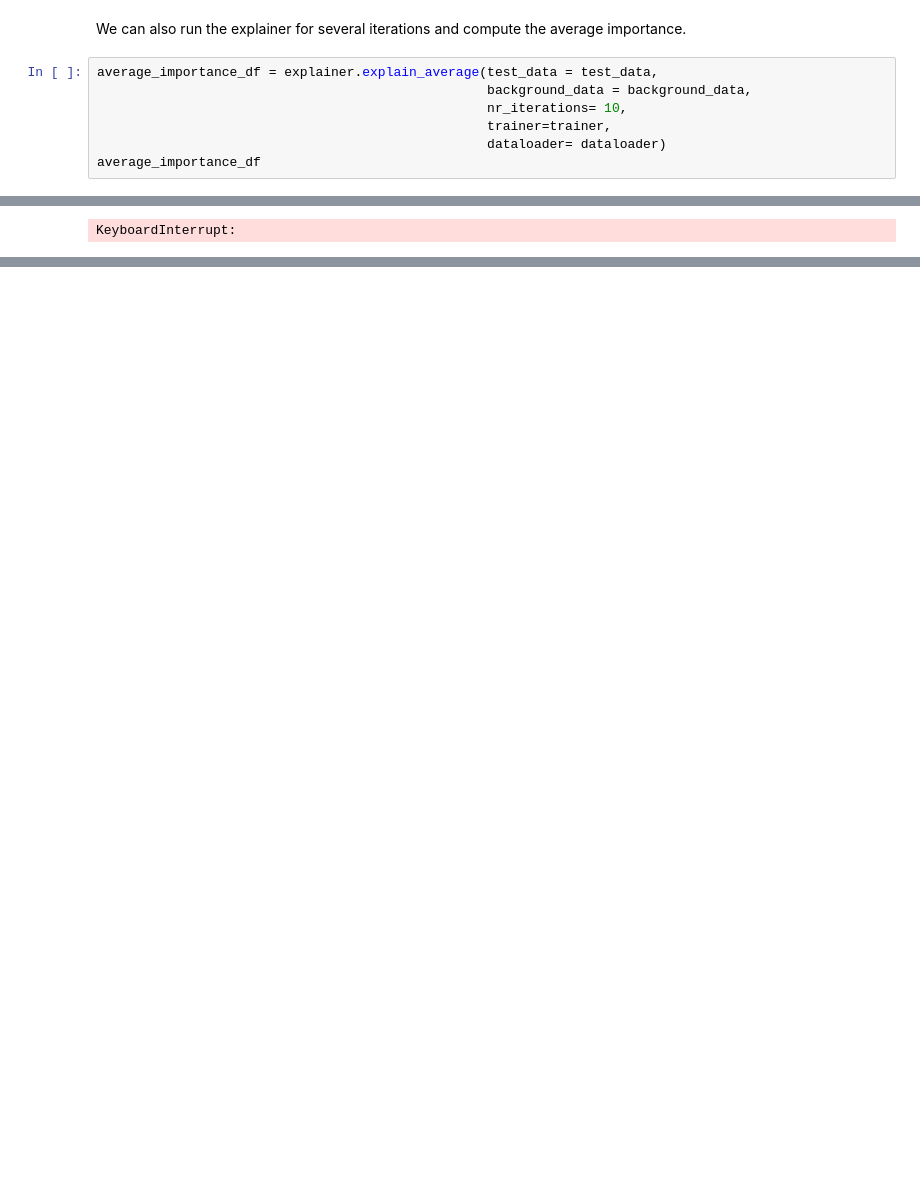
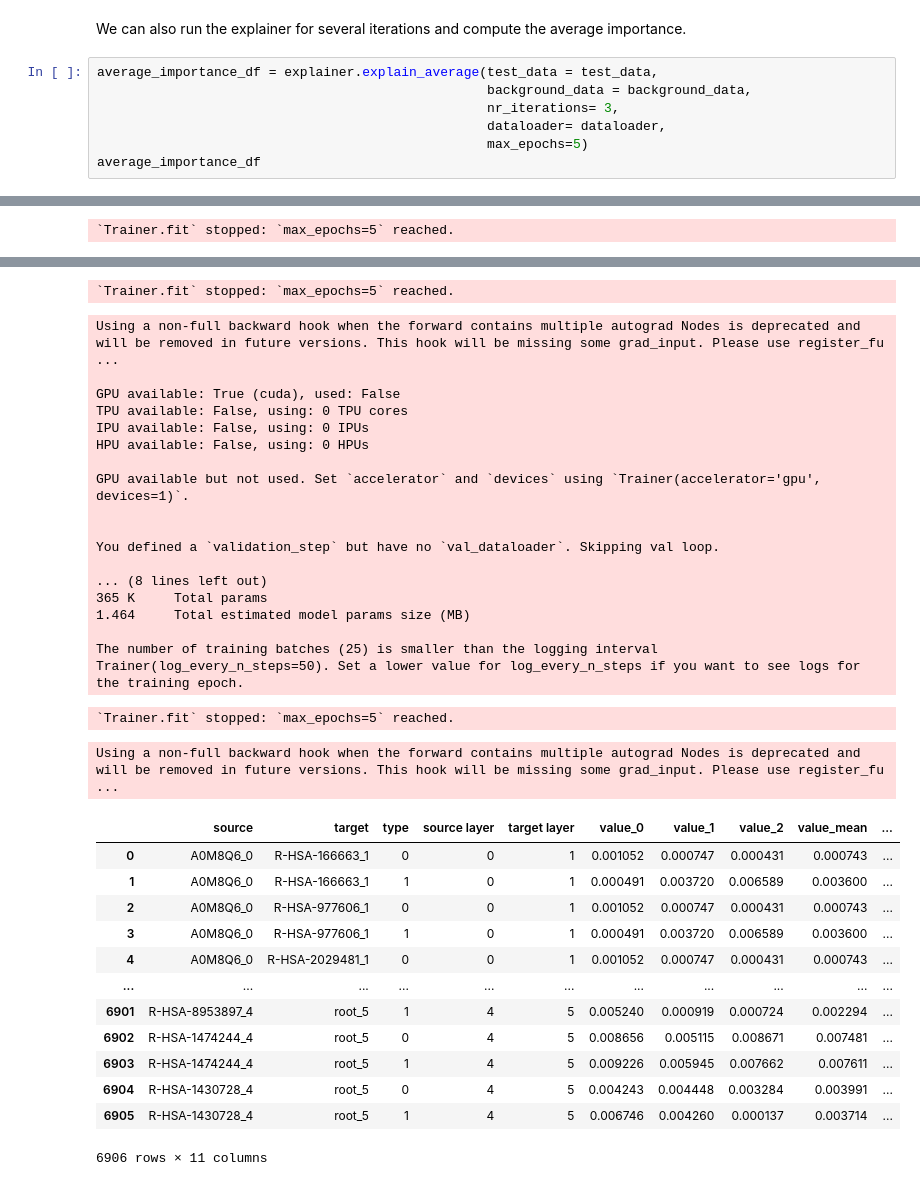
Before and after one commit to InfectionMedicineProteomics/BINN, a Jupyter notebook: docs/shap_example.ipynb, the cells around one changed output, grey strips where cells are left out. Drawn from its saved outputs; the diff is of its cells as text; blank space fills up the shorter version.

```diff
--- a/docs/shap_example.ipynb
+++ b/docs/shap_example.ipynb
@@ -121,8 +150,8 @@ We can also run the explainer for several iterations and compute the average imp
 # %%
 average_importance_df = explainer.explain_average(test_data = test_data,
                                                   background_data = background_data,
-                                                  nr_iterations= 10,
-                                                  trainer=trainer,
-                                                  dataloader= dataloader)
+                                                  nr_iterations= 3,
+                                                  dataloader= dataloader,
+                                                  max_epochs=5)
 average_importance_df
 # %% [output]
@@ -147 +175 @@ Using a non-full backward hook when the forward contains multiple autograd Nodes
-KeyboardInterrupt:
+`Trainer.fit` stopped: `max_epochs=5` reached.
@@ -147,0 +193,33 @@ KeyboardInterrupt:
+`Trainer.fit` stopped: `max_epochs=5` reached.
+Using a non-full backward hook when the forward contains multiple autograd Nodes is deprecated and will be removed in future versions. This hook will be missing some grad_input. Please use register_fu ...
+
+GPU available: True (cuda), used: False
+TPU available: False, using: 0 TPU cores
+IPU available: False, using: 0 IPUs
+HPU available: False, using: 0 HPUs
+
+GPU available but not used. Set `accelerator` and `devices` using `Trainer(accelerator='gpu', devices=1)`.
+
+
+You defined a `validation_step` but have no `val_dataloader`. Skipping val loop.
+
+... (8 lines left out)
+365 K     Total params
+1.464     Total estimated model params size (MB)
+
+The number of training batches (25) is smaller than the logging interval Trainer(log_every_n_steps=50). Set a lower value for log_every_n_steps if you want to see logs for the training epoch.
+`Trainer.fit` stopped: `max_epochs=5` reached.
+Using a non-full backward hook when the forward contains multiple autograd Nodes is deprecated and will be removed in future versions. This hook will be missing some grad_input. Please use register_fu ...
+|  | source | target | type | source layer | target layer | value_0 | value_1 | value_2 | value_mean | ... |
+| 0 | A0M8Q6_0 | R-HSA-166663_1 | 0 | 0 | 1 | 0.001052 | 0.000747 | 0.000431 | 0.000743 | ... |
+| 1 | A0M8Q6_0 | R-HSA-166663_1 | 1 | 0 | 1 | 0.000491 | 0.003720 | 0.006589 | 0.003600 | ... |
+| 2 | A0M8Q6_0 | R-HSA-977606_1 | 0 | 0 | 1 | 0.001052 | 0.000747 | 0.000431 | 0.000743 | ... |
+| 3 | A0M8Q6_0 | R-HSA-977606_1 | 1 | 0 | 1 | 0.000491 | 0.003720 | 0.006589 | 0.003600 | ... |
+| 4 | A0M8Q6_0 | R-HSA-2029481_1 | 0 | 0 | 1 | 0.001052 | 0.000747 | 0.000431 | 0.000743 | ... |
+| ... | ... | ... | ... | ... | ... | ... | ... | ... | ... | ... |
+| 6901 | R-HSA-8953897_4 | root_5 | 1 | 4 | 5 | 0.005240 | 0.000919 | 0.000724 | 0.002294 | ... |
+| 6902 | R-HSA-1474244_4 | root_5 | 0 | 4 | 5 | 0.008656 | 0.005115 | 0.008671 | 0.007481 | ... |
+| 6903 | R-HSA-1474244_4 | root_5 | 1 | 4 | 5 | 0.009226 | 0.005945 | 0.007662 | 0.007611 | ... |
+| 6904 | R-HSA-1430728_4 | root_5 | 0 | 4 | 5 | 0.004243 | 0.004448 | 0.003284 | 0.003991 | ... |
+| 6905 | R-HSA-1430728_4 | root_5 | 1 | 4 | 5 | 0.006746 | 0.004260 | 0.000137 | 0.003714 | ... |
+6906 rows × 11 columns
```
Also changed, not shown: parts of 7 cells of this notebook, 8 other files.
